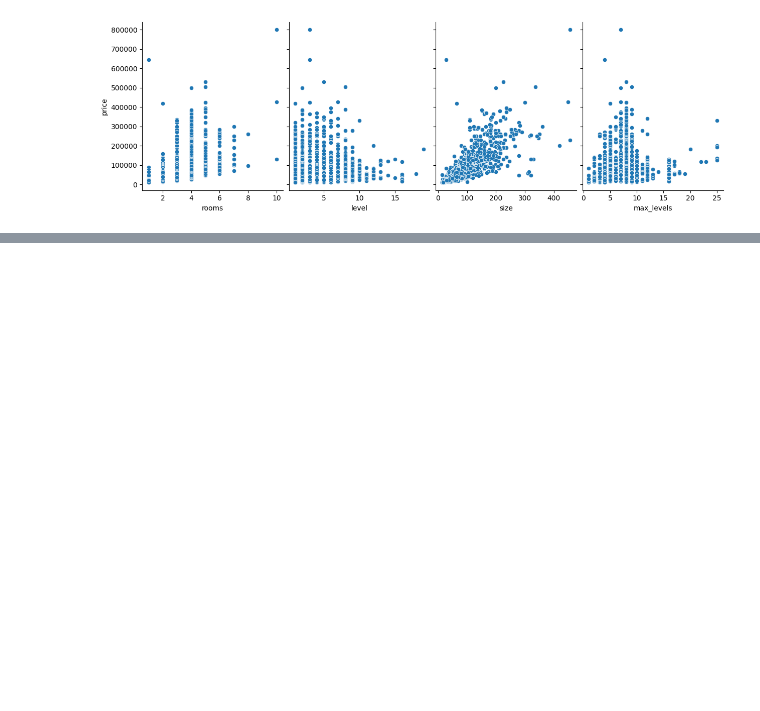
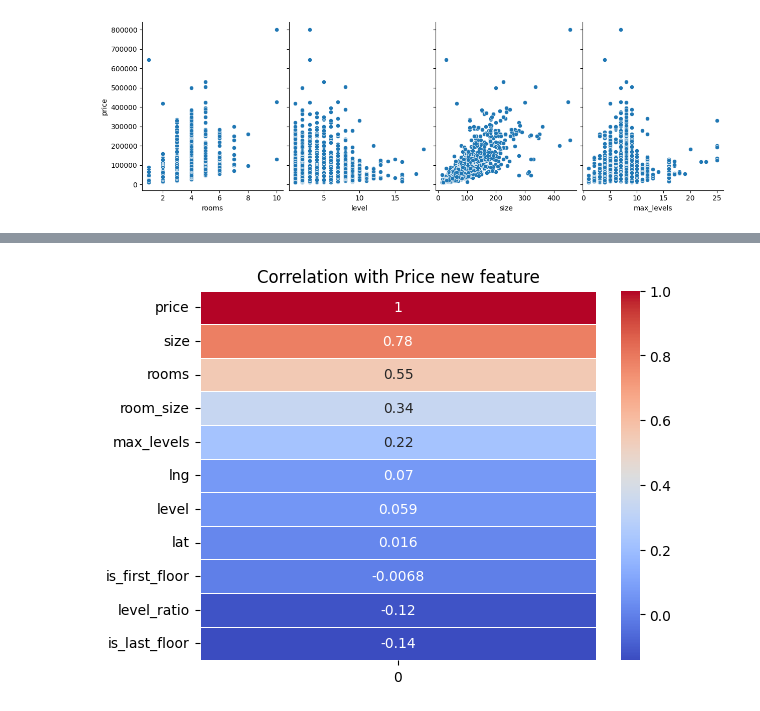
Before and after one commit to sarmuh/first-ml-training, a Jupyter notebook: notebooks/01_data_info.ipynb, the cells around one changed output, grey strips where cells are left out. Drawn from its saved outputs; the diff is of its cells as text; code cells hidden in the pictures; blank space fills up the shorter version.

```diff
--- a/notebooks/01_data_info.ipynb
+++ b/notebooks/01_data_info.ipynb
@@ -149,0 +186,6 @@ plt.show()
+# %%
+#Feature Engineering
+df['is_first_floor'] = (df['level'] == 1).astype(int)
+df['is_last_floor'] = (df['level'] == df['max_levels']).astype(int)
+df['level_ratio'] = df['level'] / df['max_levels']
+df.head()
@@ -149,0 +199,6 @@ plt.show()
+# %%
+sns.heatmap(df.corrwith(df['price'], numeric_only=True).sort_values(ascending=False).to_frame(), annot=True, cmap='coolwarm', linewidths=0.7)
+plt.title('Correlation with Price new feature')
+plt.show()
+# %% [output]
+[figure, added]
```
Also changed, not shown: parts of 9 cells of this notebook.
